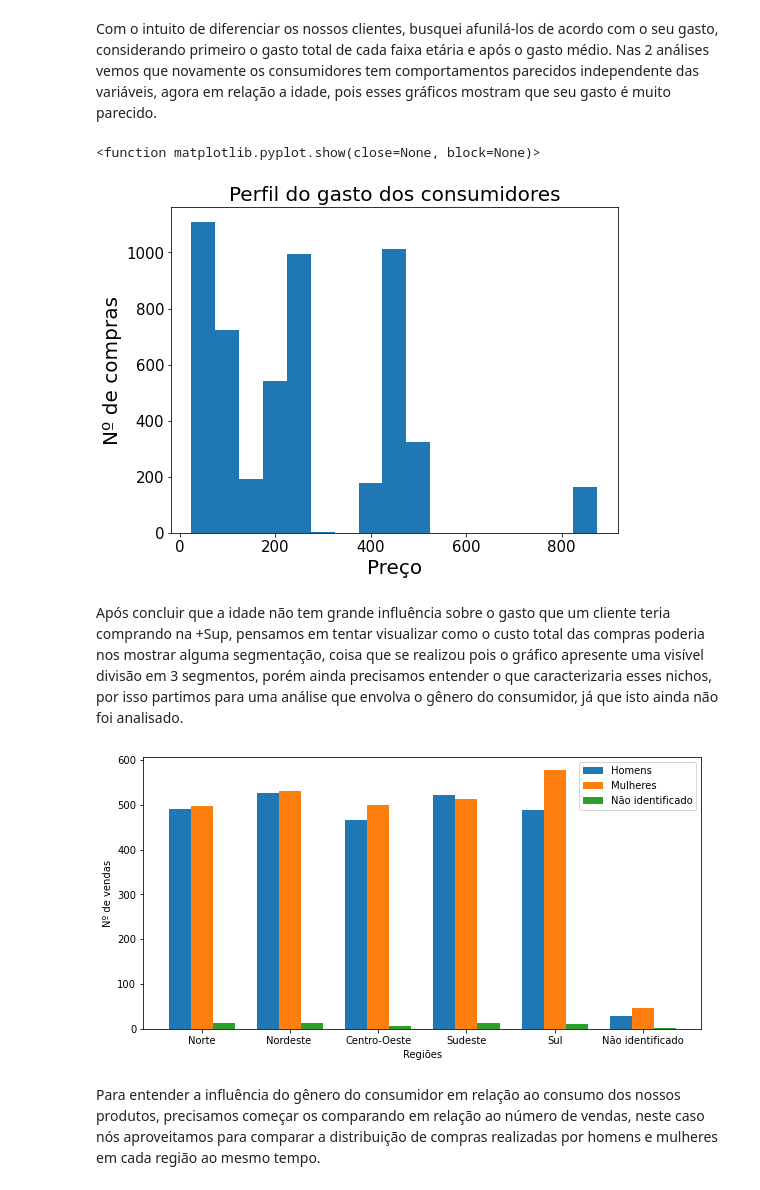
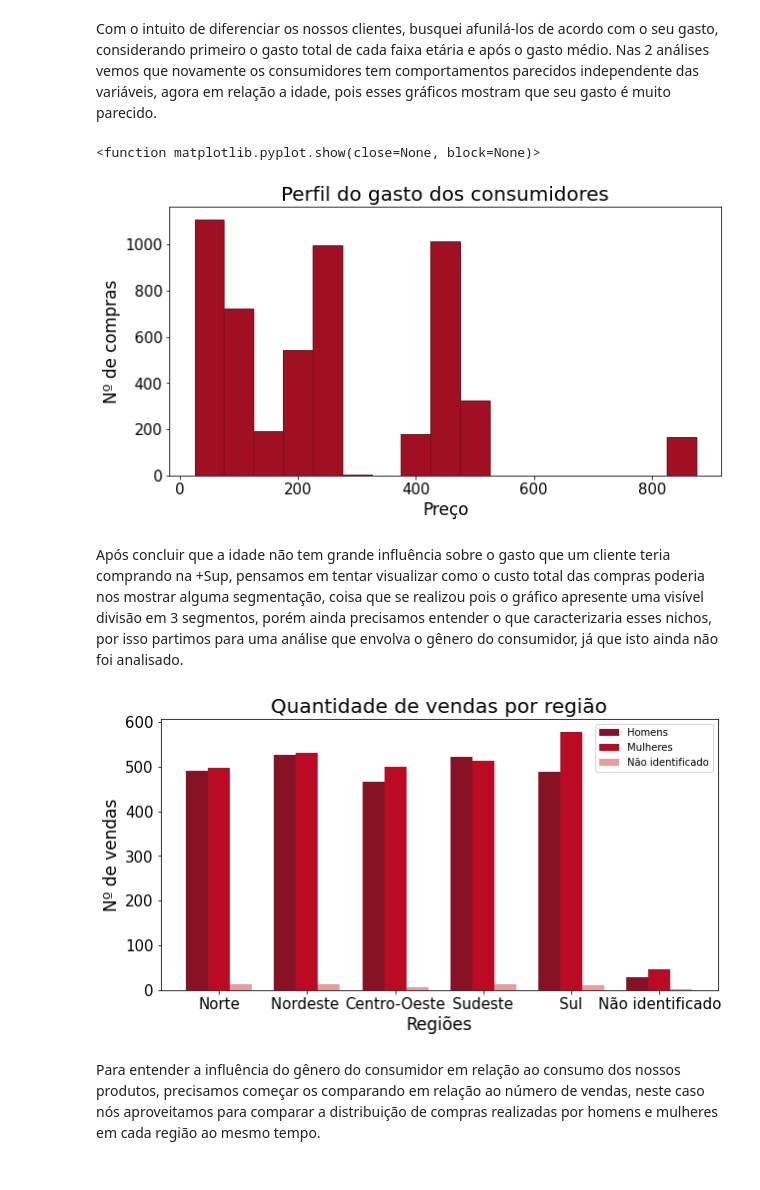
Before and after one commit to Juuzou623/Insper-Jr, a Jupyter notebook: Insper Jr.ipynb, the cells around one changed output. Cells and saved outputs as stored; diff of their text form; code cells hidden in the pictures.

```diff
--- a/Insper Jr.ipynb
+++ b/Insper Jr.ipynb
@@ -239,17 +262,17 @@ print(len(idade))
 # %% [markdown]
 Com o intuito de diferenciar os nossos clientes, busquei afunilá-los de acordo com o seu gasto, considerando primeiro o gasto total de cada faixa etária e após o gasto médio. Nas 2 análises vemos que novamente os consumidores tem comportamentos parecidos independente das variáveis, agora em relação a idade, pois esses gráficos mostram que seu gasto é muito parecido.
 # %%
-plt.figure(figsize=(8, 6))
-plt.hist(base_vendas['Preço final '], bins=range(25, 900, 50))
+plt.figure(figsize=(10,5))
+plt.hist(base_vendas['Preço final '], bins=range(25, 900, 50), color='#a10f23', edgecolor = '#6d1622')
 plt.title('Perfil do gasto dos consumidores', fontsize = 20)
-plt.xlabel('Preço', fontsize = 20)
-plt.ylabel('Nº de compras', fontsize = 20)
+plt.xlabel('Preço', fontsize = 17)
+plt.ylabel('Nº de compras', fontsize = 17)
 plt.xticks(fontsize=15)
 plt.yticks(fontsize=15)
 plt.show
 # %% [output]
 <function matplotlib.pyplot.show(close=None, block=None)>
-[figure, old version]
+[figure, new version]
 # %% [markdown]
 Após concluir que a idade não tem grande influência sobre o gasto que um cliente teria comprando na +Sup, pensamos em tentar visualizar como o custo total das compras poderia nos mostrar alguma segmentação, coisa que se realizou pois o gráfico apresente uma visível divisão em 3 segmentos, porém ainda precisamos entender o que caracterizaria esses nichos, por isso partimos para uma análise que envolva o gênero do consumidor, já que isto ainda não foi analisado.
 # %%
@@ -273,17 +296,19 @@ r1 = np.arange(len(homens))
 r2 = [x+width for x in r1]
 r3 = [x+width for x in r2]
 
-plt.bar(r1, homens, width=width, label = "Homens")
-plt.bar(r2, mulheres, width=width, label = "Mulheres")
-plt.bar(r3, nao_id, width=width, label = "Não identificado")
+plt.bar(r1, homens, width=width, label = "Homens", color = '#871223')
+plt.bar(r2, mulheres, width=width, label = "Mulheres", color = '#bb0b24')
+plt.bar(r3, nao_id, width=width, label = "Não identificado", color = '#e79d9d')
 
-plt.xlabel('Regiões')
-plt.xticks([x+width for x in range(6)],['Norte', 'Nordeste ', 'Centro-Oeste', 'Sudeste', 'Sul', 'Não identificado'])
-plt.ylabel('Nº de vendas')
-plt.legend()
+plt.title('Quantidade de vendas por região', fontsize = 20)
+plt.xlabel('Regiões', fontsize = 17)
+plt.xticks([x+width for x in range(6)],['Norte', 'Nordeste ', 'Centro-Oeste', 'Sudeste', 'Sul', 'Não identificado'], fontsize = 15)
+plt.yticks( fontsize = 15)
+plt.ylabel('Nº de vendas', fontsize = 17)
+plt.legend(fontsize=10)
 plt.show()
 # %% [output]
-[figure, old version]
+[figure, new version]
 # %% [markdown]
 Para entender a influência do gênero do consumidor em relação ao consumo dos nossos produtos, precisamos começar os comparando em relação ao número de vendas, neste caso nós aproveitamos para comparar a distribuição de compras realizadas por homens e mulheres em cada região ao mesmo tempo.
 # %%
```
Also changed, not shown: parts of 12 cells of this notebook.
